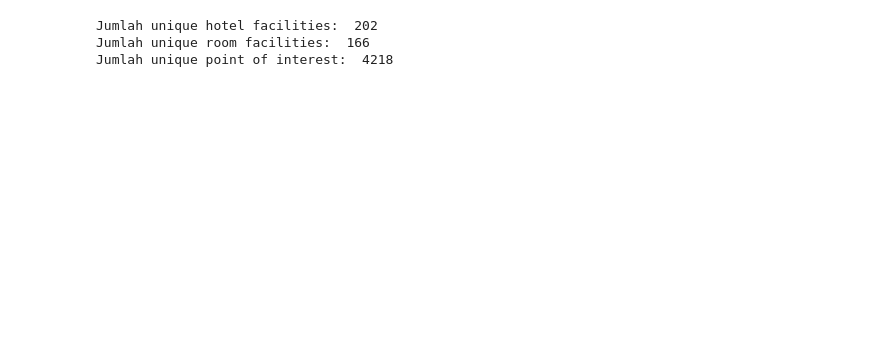
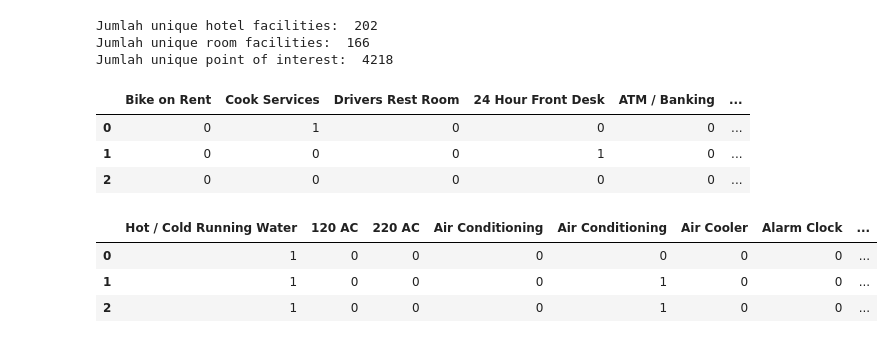
Before and after one commit to zulfauzi92/Hotel_Recomendation_Model_Traveloka, a Jupyter notebook: Eksplorasi Data/Eksplorasi Data Hotel.ipynb, the cells around one changed output. Cells and saved outputs as stored; diff of their text form; code cells hidden in the pictures; blank space fills up the shorter version.

```diff
--- a/Eksplorasi Data/Eksplorasi Data Hotel.ipynb
+++ b/Eksplorasi Data/Eksplorasi Data Hotel.ipynb
@@ -189,3 +154,28 @@ print('Jumlah unique point of interest: ', len(poi))
 Jumlah unique hotel facilities:  202
 Jumlah unique room facilities:  166
 Jumlah unique point of interest:  4218
+# %%
+from sklearn.preprocessing import MultiLabelBinarizer
+# one-hot encoding hotel facilities
+mlb = MultiLabelBinarizer()
+x = mlb.fit_transform(df_goibibo['hotel_facilities'])
+# one-hot encoding room facilities
+mlb2 = MultiLabelBinarizer()
+y = mlb2.fit_transform(df_goibibo['room_facilities'])
+# %%
+df_hotel_facilities = pd.DataFrame(x, columns=mlb.classes_)
+df_room_facilities = pd.DataFrame(y, columns=mlb2.classes_)
+# %%
+df_hotel_facilities.head(3)
+# %% [output]
+|  | Bike on Rent | Cook Services | Drivers Rest Room | 24 Hour Front Desk | ATM / Banking | ... |
+| 0 | 0 | 1 | 0 | 0 | 0 | ... |
+| 1 | 0 | 0 | 0 | 1 | 0 | ... |
+| 2 | 0 | 0 | 0 | 0 | 0 | ... |
+# %%
+df_room_facilities.head(3)
+# %% [output]
+|  | Hot / Cold Running Water | 120 AC | 220 AC | Air Conditioning | Air Conditioning | Air Cooler | Alarm Clock | ... |
+| 0 | 1 | 0 | 0 | 0 | 0 | 0 | 0 | ... |
+| 1 | 1 | 0 | 0 | 0 | 1 | 0 | 0 | ... |
+| 2 | 1 | 0 | 0 | 0 | 1 | 0 | 0 | ... |
```
Also changed, not shown: parts of 13 cells of this notebook, 2 other files.
